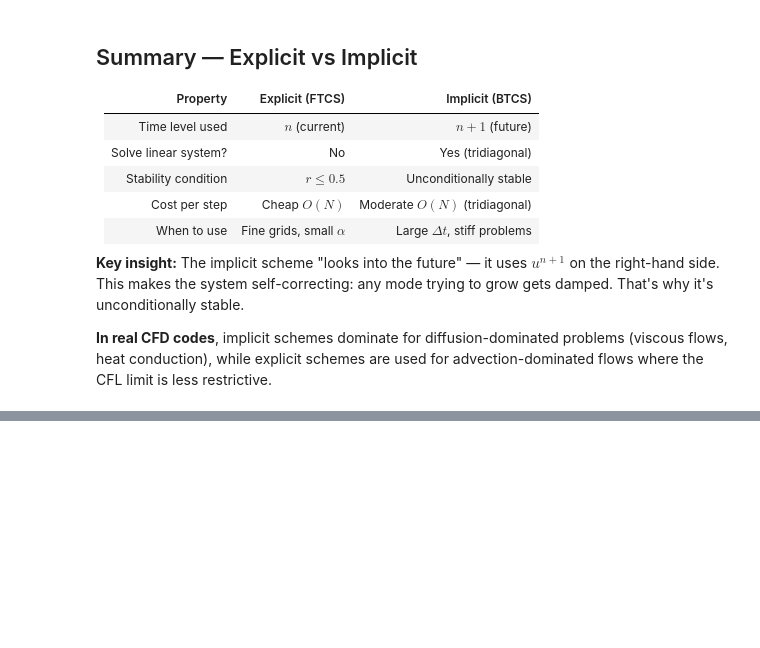
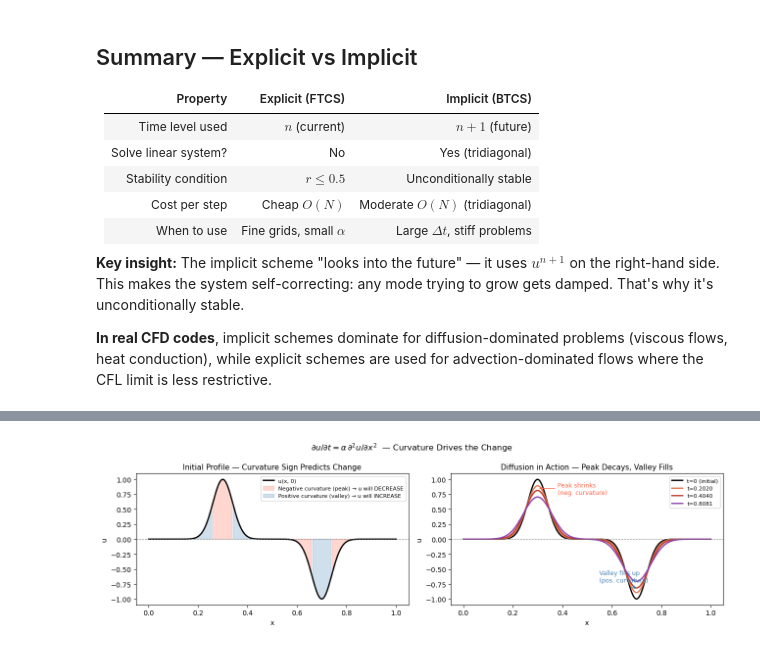
Before and after one commit to harishragul/cfd, a Jupyter notebook: foundations/module1_07_1d_diffusion.ipynb, the cells around one changed output, grey strips where cells are left out. Drawn from its saved outputs; the diff is of its cells as text; code cells hidden in the pictures; blank space fills up the shorter version.

```diff
--- a/foundations/module1_07_1d_diffusion.ipynb
+++ b/foundations/module1_07_1d_diffusion.ipynb
@@ -294,0 +310,84 @@ plt.tight_layout(); plt.show()
+# %%
+import numpy as np
+import matplotlib.pyplot as plt
+
+# ── Grid ───────────────────────────────────────────────────────────────────────
+L  = 1.0; N = 200; dx = L / (N - 1)
+x  = np.linspace(0, L, N)
+
+# ── Initial condition: one PEAK + one VALLEY ───────────────────────────────────
+# Peak at x=0.3  (Gaussian bump above zero)
+# Valley at x=0.7 (inverted Gaussian, dips below zero)
+peak   =  np.exp(-((x - 0.3)**2) / (2 * 0.04**2))
+valley = -np.exp(-((x - 0.7)**2) / (2 * 0.04**2))
+u0_cv  = peak + valley
+
+# ── Compute curvature of initial profile (2nd derivative via FD) ───────────────
+curv = np.zeros(N)
+curv[1:-1] = (u0_cv[2:] - 2*u0_cv[1:-1] + u0_cv[:-2]) / dx**2
+# curv is d²u/dx² — positive = valley, negative = peak
+
+# ── Run explicit FTCS for a few steps ─────────────────────────────────────────
+alpha = 0.001           # small alpha → slow diffusion, easy to see the effect
+r     = 0.4
+dt    = r * dx**2 / alpha
+nt_short = 80           # just enough to see the initial response
+
+u = u0_cv.copy()
+snapshots = [u0_cv.copy()]
+save_at   = [20, 40, 80]
+
+for step in range(1, nt_short + 1):
+    u_new = u.copy()
+    u_new[1:-1] = u[1:-1] + r * (u[2:] - 2*u[1:-1] + u[:-2])
+    u_new[0] = u_new[-1] = 0.0
+    u = u_new
+    if step in save_at:
+        snapshots.append(u.copy())
+
+# ── Figure 1: curvature map + initial profile ──────────────────────────────────
+fig, axes = plt.subplots(1, 2, figsize=(13, 4))
+
+ax = axes[0]
+ax.plot(x, u0_cv, "k-", lw=2, label="u(x, 0)")
+ax.axhline(0, color="gray", lw=0.8, ls="--")
+
+# shade regions by curvature sign
+ax.fill_between(x, u0_cv, where=(curv < 0), alpha=0.25, color="tomato",
+                label="Negative curvature (peak) → u will DECREASE")
+ax.fill_between(x, u0_cv, where=(curv > 0), alpha=0.25, color="steelblue",
+                label="Positive curvature (valley) → u will INCREASE")
+
+ax.set_title("Initial Profile — Curvature Sign Predicts Change", fontsize=11)
+ax.set_xlabel("x"); ax.set_ylabel("u")
+ax.legend(fontsize=8)
+
+# ── Figure 2: time evolution showing peaks decay and valleys fill ──────────────
+ax2 = axes[1]
+colors = ["black", "#e07b54", "#c0392b", "#8e44ad"]
+labels = ["t=0 (initial)", f"t={20*dt:.4f}", f"t={40*dt:.4f}", f"t={80*dt:.4f}"]
+
+for snap, color, label in zip(snapshots, colors, labels):
+    ax2.plot(x, snap, color=color, lw=2, label=label)
+
+ax2.axhline(0, color="gray", lw=0.8, ls="--")
+ax2.annotate("Peak shrinks\n(neg. curvature)", xy=(0.3, 0.85), xytext=(0.38, 0.75),
+             arrowprops=dict(arrowstyle="->", color="tomato"), fontsize=9, color="tomato")
+ax2.annotate("Valley fills up\n(pos. curvature)", xy=(0.7, -0.85), xytext=(0.55, -0.72),
+             arrowprops=dict(arrowstyle="->", color="steelblue"), fontsize=9, color="steelblue")
+
+ax2.set_title("Diffusion in Action — Peak Decays, Valley Fills", fontsize=11)
+ax2.set_xlabel("x"); ax2.set_ylabel("u")
+ax2.legend(fontsize=8)
+
+plt.suptitle(r"$\partial u/\partial t = \alpha\,\partial^2 u/\partial x^2$  — Curvature Drives the Change",
+             fontsize=12)
+plt.tight_layout()
+plt.show()
+
+print("PEAK  at x=0.3: curvature < 0 → du/dt < 0 → amplitude DECREASES over time")
+print("VALLEY at x=0.7: curvature > 0 → du/dt > 0 → amplitude INCREASES (fills up)")
+print()
+print("Both are driven by the SAME diffusion equation — only the sign of curvature differs.")
+# %% [output]
+[figure, added]
```
Also changed, not shown: parts of 2 cells of this notebook, 3 other files.
